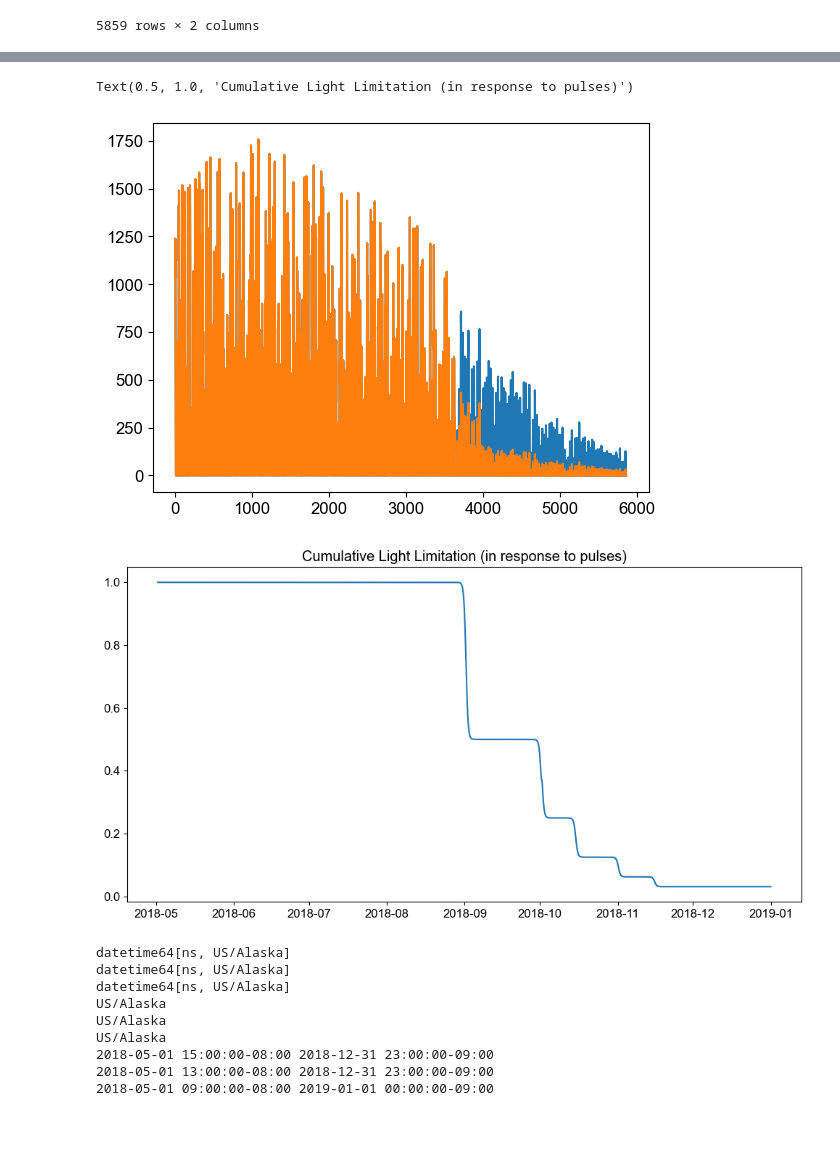
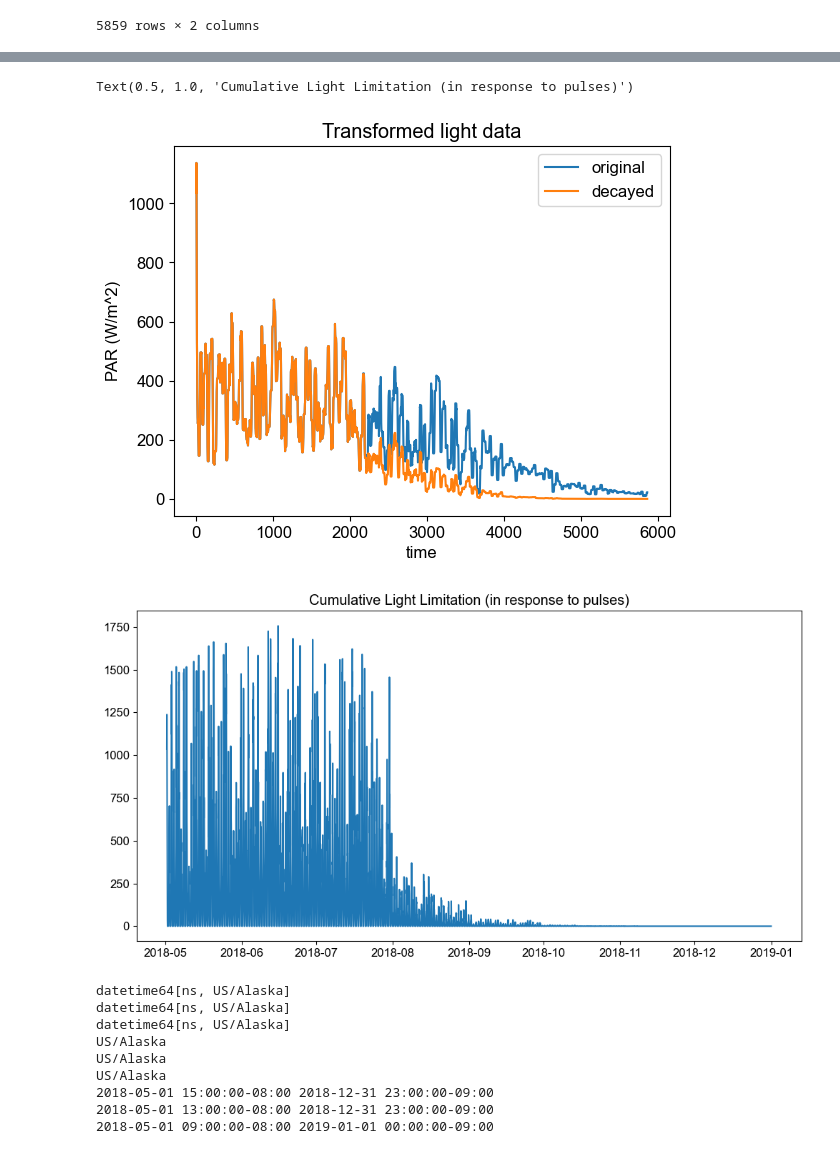
Before and after one commit to ashah1030/senior_thesis, a Jupyter notebook: NP_full_2018_model.ipynb, the cells around one changed output, grey strips where cells are left out. Drawn from its saved outputs; the diff is of its cells as text; code cells hidden in the pictures; blank space fills up the shorter version.

```diff
--- a/NP_full_2018_model.ipynb
+++ b/NP_full_2018_model.ipynb
@@ -121,7 +143,5 @@ light_data_2018
 # %%
-#pulse set up
-def gaussian(t, center, amp, width):
-    return amp * np.exp(-(t-center)**2 / (2*width**2))
+
 #step function set up: relates LIGHT to nutrient pulses through implicit transformation of Mixed Layer Depth!
 
 light_data_2018 #original data
@@ -131,41 +151,72 @@ light_data_2018 #original data
 # threshold_hours = time of given pulse
 
 def create_tanh_decay(threshold_hours, hours, original_data, steepness=0.05):
     """
     Creates a decay function that:
     - Returns 1 before threshold_hours
     - Smoothly transitions from 1 to 0.5 after threshold_hours using tanh
 
     Args:
         threshold_hours (float): Hours after which decay begins
         steepness (float): Controls how quickly the transition happens
 
     Returns:
         function: A function that takes hours as input and returns the decay factor
     """
         # Shift and scale tanh to get desired range [1.0, 0.5]
         # tanh goes from -1 to 1, so we scale and shift to go from 1 to 0.5
     decay_function = 0.75 - 0.25 * np.tanh(steepness * (hours - threshold_hours)) # issue with this multiplication term... not creating cumulative descent
     decayed_data = original_data * decay_function
     return decayed_data, decay_function
 
+# code for abundant pulses --> start at 2949??
+#decayed_data_one, decay_function_one = create_tanh_decay(3669, light_data_2018.index, light_data_2018['approxPAR'])
+#decayed_data_two, decay_function_two = create_tanh_decay(3992, decayed_data_one.index, decayed_data_one)
+#decayed_data_three, decay_function_three = create_tanh_decay(4400, decayed_data_two.index, decayed_data_two)
+#decayed_data_four, decay_function_four = create_tanh_decay(4747, decayed_data_three.index, decayed_data_three)
+#decayed_data_five, decay_function_five = create_tanh_decay(2949, decayed_data_four.index, decayed_data_four)
+
+#early fall bloom pulses
 decayed_data_one, decay_function_one = create_tanh_decay(3669, light_data_2018.index, light_data_2018['approxPAR'])
 decayed_data_two, decay_function_two = create_tanh_decay(3992, decayed_data_one.index, decayed_data_one)
-decayed_data_three, decay_function_three = create_tanh_decay(4400, decayed_data_two.index, decayed_data_two)
-decayed_data_four, decay_function_four = create_tanh_decay(4747, decayed_data_three.index, decayed_data_three)
-decayed_data_five, decay_function_five = create_tanh_decay(2949, decayed_data_four.index, decayed_data_four)
+decayed_data_three, decay_function_three = create_tanh_decay(2949, decayed_data_two.index, decayed_data_two)
+decayed_data_four, decay_function_four = create_tanh_decay(2205, decayed_data_three.index, decayed_data_three)
+decayed_data_five, decay_function_five = create_tanh_decay(2549, decayed_data_four.index, decayed_data_four)
+
+# plt.figure()
+# plt.plot(light_data_2018['approxPAR'].rolling(24, min_periods=1).mean())
+# plt.plot(decayed_data_five.rolling(24, min_periods=1).mean())
+# plt.legend(['original','decayed'])
+# plt.title('Transformed light data')
+# plt.xlabel('time')
+# plt.ylabel('PAR (W/m^2)')
+
+# plt.figure(figsize=(12, 6))
+# plt.plot(light_data_2018['time'], decay_function_one*decay_function_two*decay_function_three*decay_function_four*decay_function_five)
+# plt.title('Cumulative Light Limitation (in response to pulses)')
+
+
+#code for sparse  pulses --> need to modify tanh function here!
+
+#decayed_data_one, decay_function_one = create_tanh_decay(2949, light_data_2018.index, light_data_2018['approxPAR'])
+#decayed_data_two, decay_function_two = create_tanh_decay(3669, decayed_data_one.index, decayed_data_one)
+#decayed_data_three, decay_function_three = create_tanh_decay(4400, decayed_data_two.index, decayed_data_two)
 
 plt.figure()
-plt.plot(light_data_2018['approxPAR'])
-plt.plot(decayed_data_two)
+plt.plot(light_data_2018['approxPAR'].rolling(24, min_periods=1).mean())
+plt.plot(decayed_data_six.rolling(24, min_periods=1).mean())
+plt.legend(['original','decayed'])
+plt.title('Transformed light data')
+plt.xlabel('time')
+plt.ylabel('PAR (W/m^2)')
 
 plt.figure(figsize=(12, 6))
-plt.plot(light_data_2018['time'], decay_function_one*decay_function_two*decay_function_three*decay_function_four*decay_function_five)
+plt.plot(light_data_2018['time'], decay_function_one*decay_function_two*decay_function_three*decay_function_four*decay_function_five*decayed_data_six)
 plt.title('Cumulative Light Limitation (in response to pulses)')
 # %% [output]
 Text(0.5, 1.0, 'Cumulative Light Limitation (in response to pulses)')
-[figure, old version]
+[figure, new version]
-[figure, old version]
+[figure, new version]
 # %%
 light_data_mod_pulses = pd.DataFrame({
         'time': light_data_2018.time,
```
Also changed, not shown: parts of 10 cells of this notebook.
